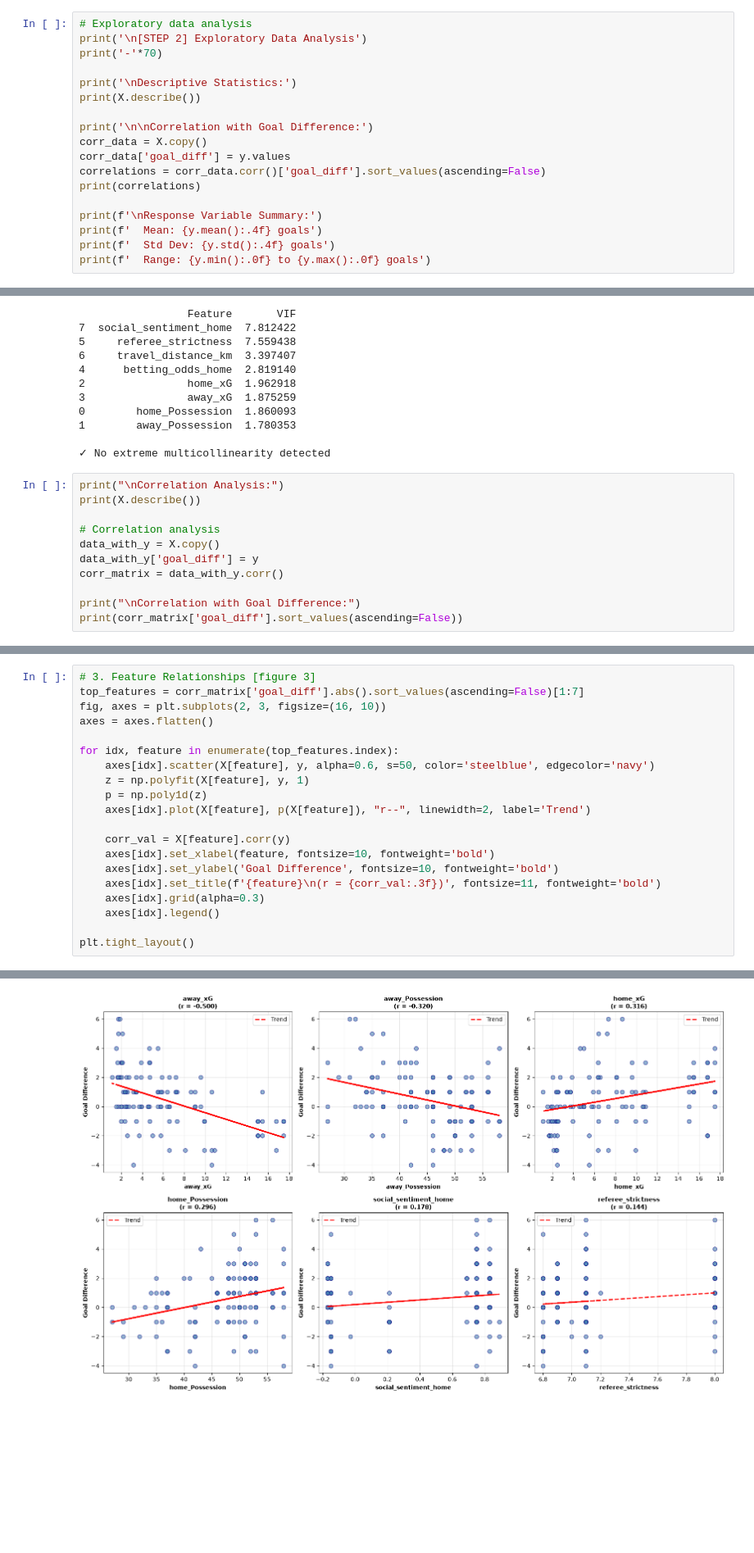
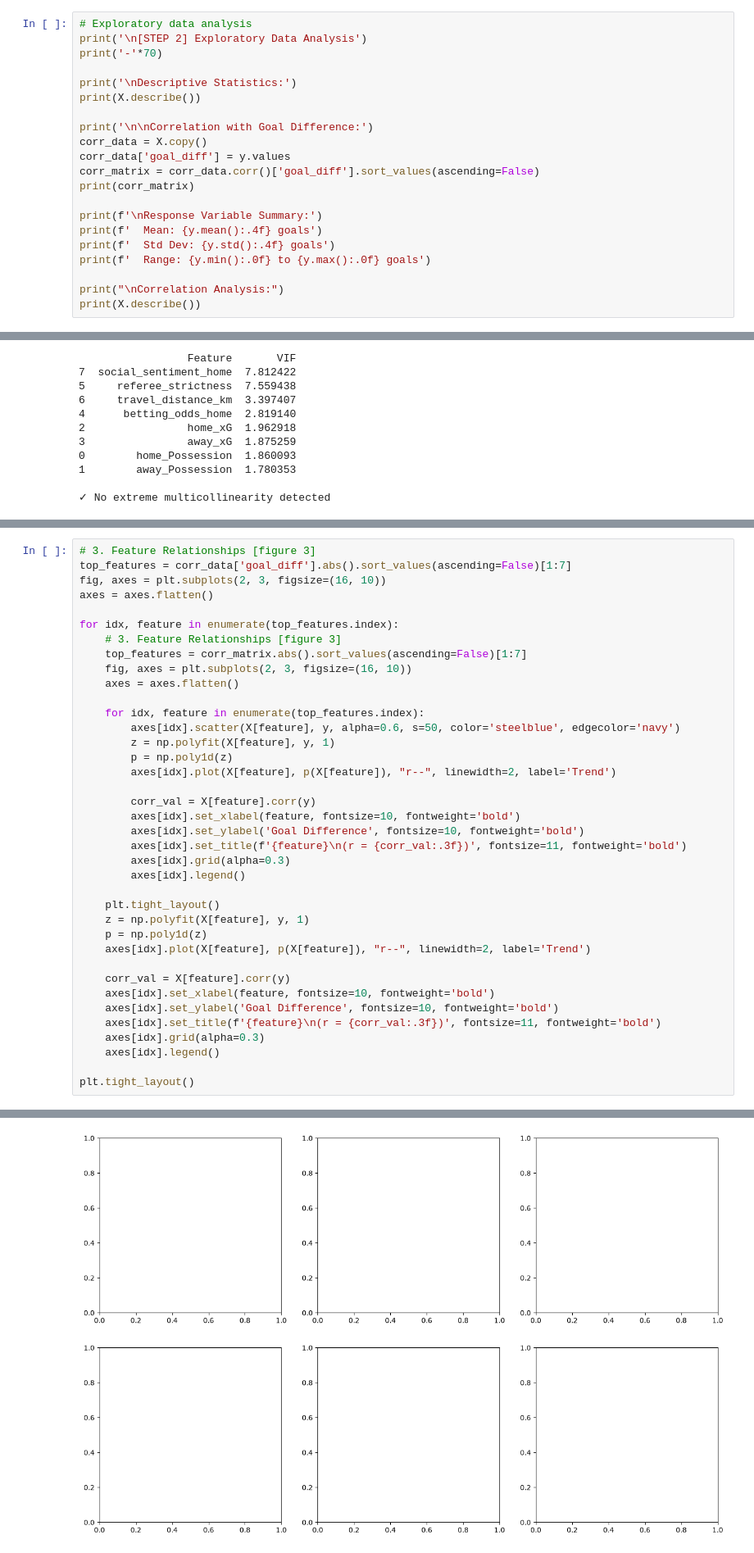
Before and after one commit to DanDooLoo/HIT140_Assessment-2_Group23, a Jupyter notebook: LinearRegression_2_1_Final.ipynb, the cells around one changed output, grey strips where cells are left out. Shown at 82% size. Saved outputs shown, nothing was run; the diff lists cells and outputs as text; blank space fills up the shorter version.

```diff
--- a/LinearRegression_2_1_Final.ipynb
+++ b/LinearRegression_2_1_Final.ipynb
@@ -137,13 +136,16 @@ print(X.describe())
 print('\n\nCorrelation with Goal Difference:')
 corr_data = X.copy()
 corr_data['goal_diff'] = y.values
-correlations = corr_data.corr()['goal_diff'].sort_values(ascending=False)
-print(correlations)
+corr_matrix = corr_data.corr()['goal_diff'].sort_values(ascending=False)
+print(corr_matrix)
 
 print(f'\nResponse Variable Summary:')
 print(f'  Mean: {y.mean():.4f} goals')
 print(f'  Std Dev: {y.std():.4f} goals')
 print(f'  Range: {y.min():.0f} to {y.max():.0f} goals')
+
+print("\nCorrelation Analysis:")
+print(X.describe())
 # %% [output]
 [STEP 2] Exploratory Data Analysis
 ----------------------------------------------------------------------
@@ -205,14 +207,3 @@ VIF Analysis (VIF > 10 indicates high multicollinearity):
 1        away_Possession  1.780353
 
 ✓ No extreme multicollinearity detected
-# %%
-print("\nCorrelation Analysis:")
-print(X.describe())
-
-# Correlation analysis
-data_with_y = X.copy()
-data_with_y['goal_diff'] = y
-corr_matrix = data_with_y.corr()
-
-print("\nCorrelation with Goal Difference:")
-print(corr_matrix['goal_diff'].sort_values(ascending=False))
@@ -275,12 +248,30 @@ plt.tight_layout()
 [figure]
 # %%
 # 3. Feature Relationships [figure 3]
-top_features = corr_matrix['goal_diff'].abs().sort_values(ascending=False)[1:7]
+top_features = corr_data['goal_diff'].abs().sort_values(ascending=False)[1:7]
 fig, axes = plt.subplots(2, 3, figsize=(16, 10))
 axes = axes.flatten()
 
 for idx, feature in enumerate(top_features.index):
-    axes[idx].scatter(X[feature], y, alpha=0.6, s=50, color='steelblue', edgecolor='navy')
+    # 3. Feature Relationships [figure 3]
+    top_features = corr_matrix.abs().sort_values(ascending=False)[1:7]
+    fig, axes = plt.subplots(2, 3, figsize=(16, 10))
+    axes = axes.flatten()
+
+    for idx, feature in enumerate(top_features.index):
+        axes[idx].scatter(X[feature], y, alpha=0.6, s=50, color='steelblue', edgecolor='navy')
+        z = np.polyfit(X[feature], y, 1)
+        p = np.poly1d(z)
+        axes[idx].plot(X[feature], p(X[feature]), "r--", linewidth=2, label='Trend')
+
+        corr_val = X[feature].corr(y)
+        axes[idx].set_xlabel(feature, fontsize=10, fontweight='bold')
+        axes[idx].set_ylabel('Goal Difference', fontsize=10, fontweight='bold')
+        axes[idx].set_title(f'{feature}\n(r = {corr_val:.3f})', fontsize=11, fontweight='bold')
+        axes[idx].grid(alpha=0.3)
+        axes[idx].legend()
+
+    plt.tight_layout()
     z = np.polyfit(X[feature], y, 1)
     p = np.poly1d(z)
     axes[idx].plot(X[feature], p(X[feature]), "r--", linewidth=2, label='Trend')
@@ -297,4 +289,4 @@ plt.tight_layout()
-[figure, old version]
+[figure, new version]
 # %%
 # 4. Pairplot of all explanatory variables [figure x?] -- check what fig num
 sns.pairplot(data[feature_names + ['goal_diff']])
```
Also changed, not shown: parts of 6 cells of this notebook, 1 other file.
